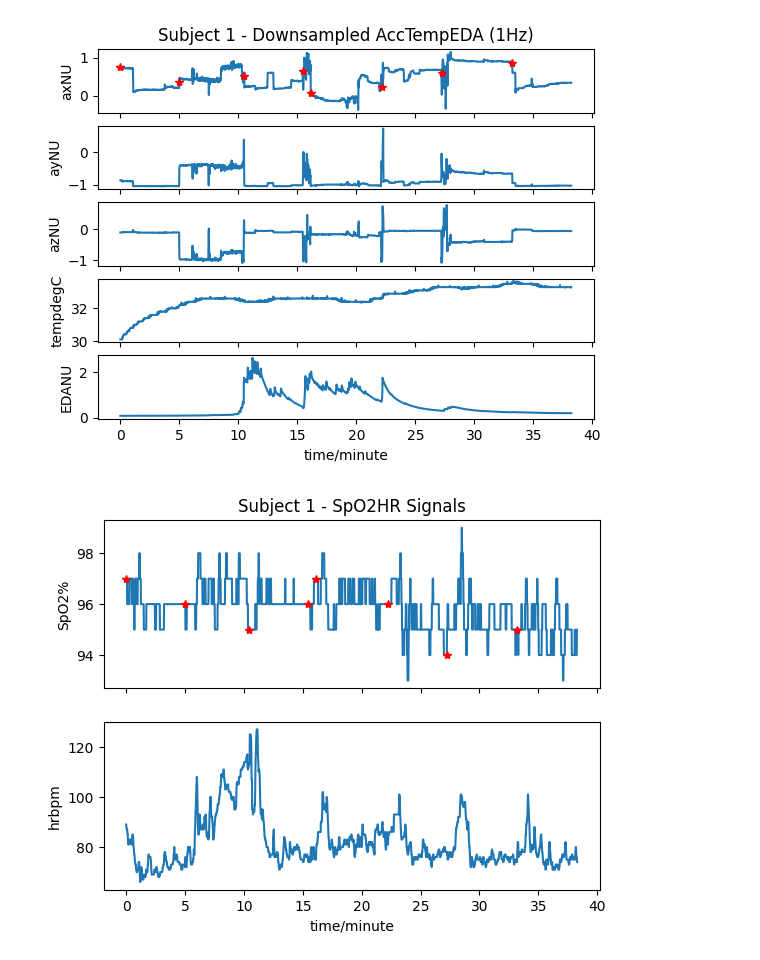
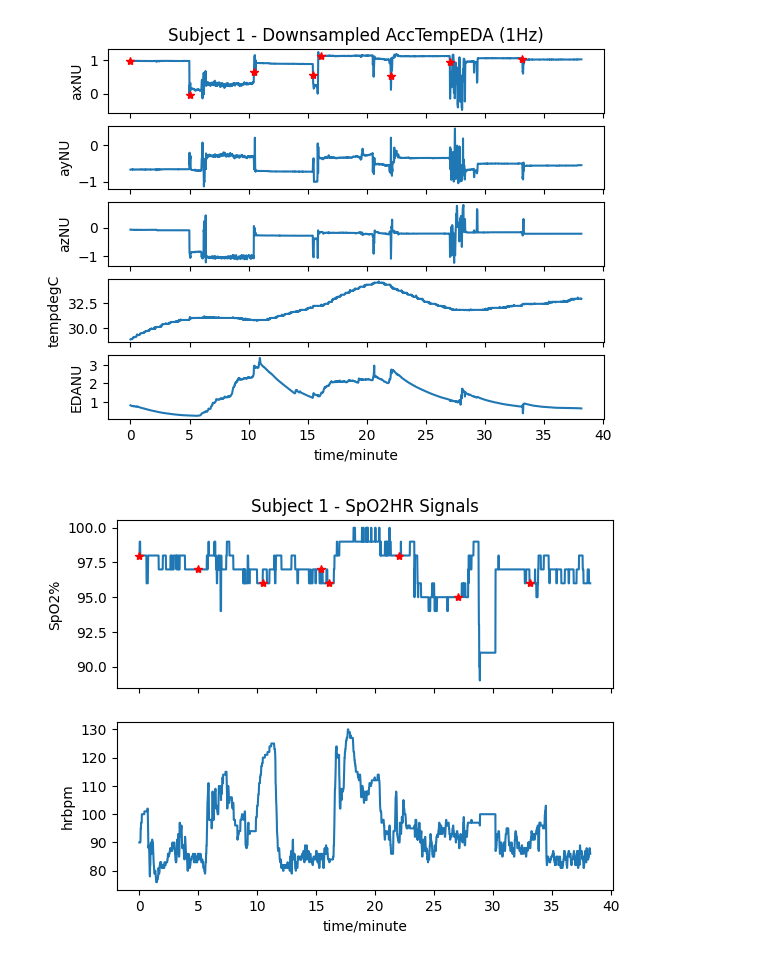
Before and after one commit to Yasmina-Mahdy/Machine-Project, a Jupyter notebook: main.ipynb, the cells around one changed output. Saved outputs shown, nothing was run; the diff lists cells and outputs as text; code cells hidden in the pictures.

```diff
--- a/main.ipynb
+++ b/main.ipynb
@@ -32,7 +32,7 @@ for i in range(1,21):
         sig_name=ACCTEMPEDA_Record.sig_name,
         units=ACCTEMPEDA_Record.units
     )
-    with open('subjectinfo.csv', newline='') as csvfile:
+    with open(csv_path, newline='') as csvfile:
         reader = csv.DictReader(csvfile)
         for row in reader:
             if int(row['subject']) == i:
@@ -46,5 +46,10 @@ for i in range(1,21):
                     'height_cm': int(row['height/cm']),
                     'weight_kg': int(row['weight/kg'])
                 })
-                break
+                print(f"Subject {i} Metadata:")
+                print(f"  Age: {int(row['age'])}")
+                print(f"  Gender: {row['gender']}")
+                print(f"  Height (cm): {int(row['height/cm'])}")
+                print(f"  Weight (kg): {int(row['weight/kg'])}")
+                print()
 # %% [output]
@@ -52,7 +73,7 @@ FileNotFoundError: [Errno 2] No such file or directory: 'subjectinfo.csv'
 # %%
-subject = data_list[0]
+subject = data_list[1]
 wfdb.plot_wfdb( record=subject['acc_temp_eda'], annotation=subject['annotations'], time_units='minutes', title='Subject 1 - Downsampled AccTempEDA (1Hz)')
 wfdb.plot_wfdb( record=subject['spo2_hr'], annotation=subject['annotations'], time_units='minutes', title='Subject 1 - SpO2HR Signals')
 # %% [output]
-[figure, old version]
+[figure, new version]
-[figure, old version]
+[figure, new version]
```
Also changed, not shown: parts of 1 cell of this notebook.
